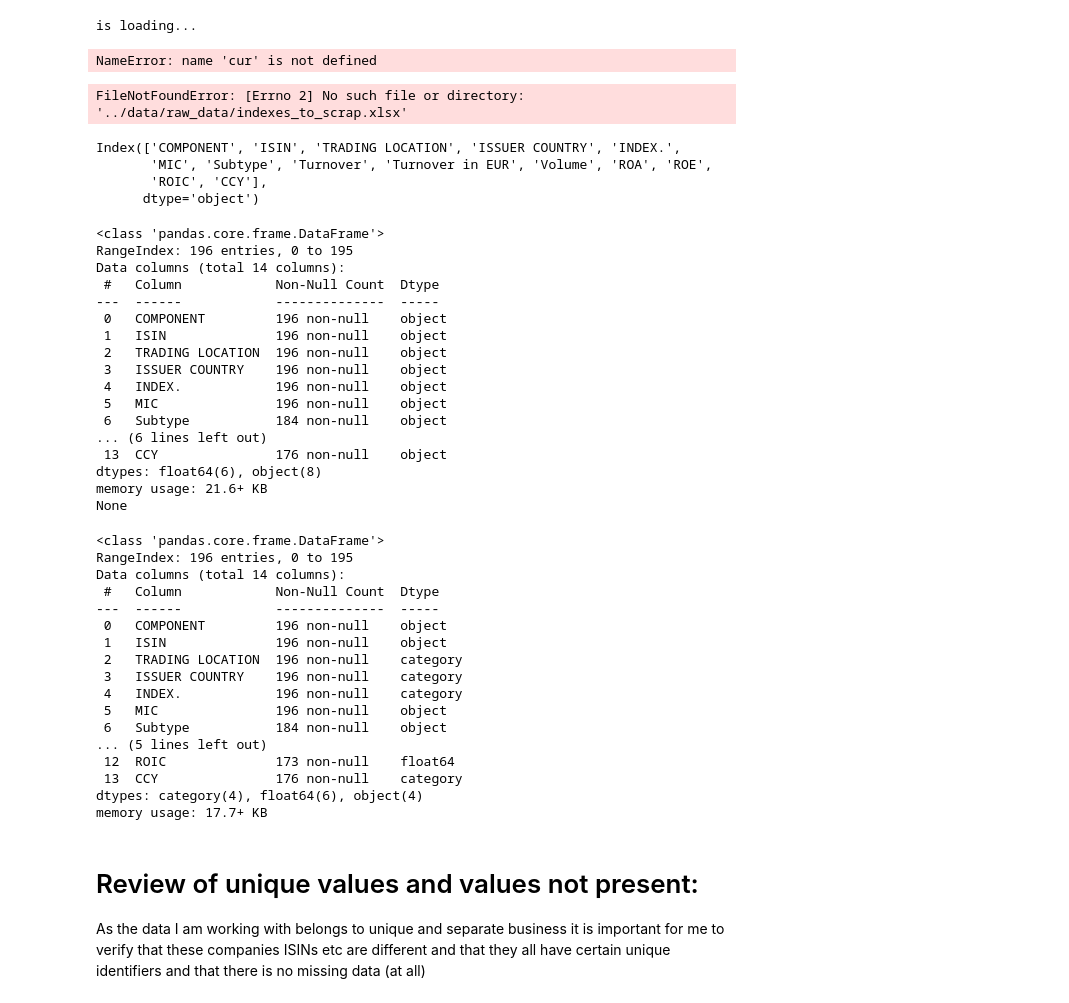
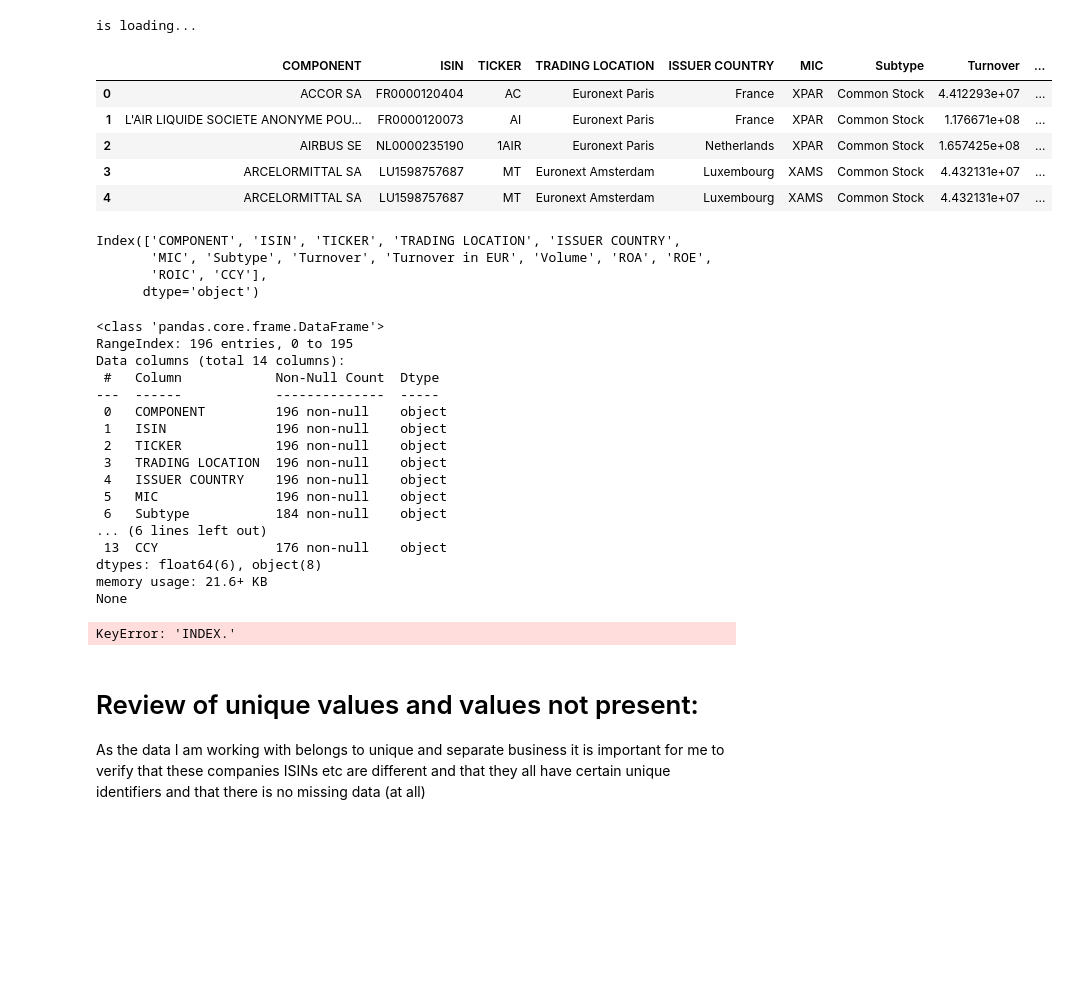
Before and after one commit to cmimholz/hslu-cip, a Jupyter notebook: scripts/Gonzalez_Rodrigo_C/Gonzalez_Rodrigo_C.ipynb, the cells around one changed output. Cells and saved outputs as stored; diff of their text form; code cells hidden in the pictures; blank space fills up the shorter version.

```diff
--- a/scripts/Gonzalez_Rodrigo_C/Gonzalez_Rodrigo_C.ipynb
+++ b/scripts/Gonzalez_Rodrigo_C/Gonzalez_Rodrigo_C.ipynb
@@ -48,22 +13,23 @@ import numpy as np
 print("is loading...")
 # %% [output]
 is loading...
-# %%
-cur
-# %% [output]
-NameError: name 'cur' is not defined
 # %%
 # Load the data from an Excel file into the pandas DataFrame named 'data'
-data = pd.read_excel('../data/raw_data/indexes_to_scrap.xlsx')
+data = pd.read_excel('c:/Users/Victor/Documents/GitHub/hslu-cip/data/raw_data_stage1/indexes_to_scrap.xlsx')
 
 # Head to get a preview of the data
 data.head()
 # %% [output]
-FileNotFoundError: [Errno 2] No such file or directory: '../data/raw_data/indexes_to_scrap.xlsx'
+|  | COMPONENT | ISIN | TICKER | TRADING LOCATION | ISSUER COUNTRY | MIC | Subtype | Turnover | ... |
+| 0 | ACCOR SA | FR0000120404 | AC | Euronext Paris | France | XPAR | Common Stock | 4.412293e+07 | ... |
+| 1 | L'AIR LIQUIDE SOCIETE ANONYME POU... | FR0000120073 | AI | Euronext Paris | France | XPAR | Common Stock | 1.176671e+08 | ... |
+| 2 | AIRBUS SE | NL0000235190 | 1AIR | Euronext Paris | Netherlands | XPAR | Common Stock | 1.657425e+08 | ... |
+| 3 | ARCELORMITTAL SA | LU1598757687 | MT | Euronext Amsterdam | Luxembourg | XAMS | Common Stock | 4.432131e+07 | ... |
+| 4 | ARCELORMITTAL SA | LU1598757687 | MT | Euronext Amsterdam | Luxembourg | XAMS | Common Stock | 4.432131e+07 | ... |
 # %%
 data.columns
 # %% [output]
-Index(['COMPONENT', 'ISIN', 'TRADING LOCATION', 'ISSUER COUNTRY', 'INDEX.',
+Index(['COMPONENT', 'ISIN', 'TICKER', 'TRADING LOCATION', 'ISSUER COUNTRY',
        'MIC', 'Subtype', 'Turnover', 'Turnover in EUR', 'Volume', 'ROA', 'ROE',
        'ROIC', 'CCY'],
       dtype='object')
@@ -78,9 +44,9 @@ Data columns (total 14 columns):
 ---  ------            --------------  -----
  0   COMPONENT         196 non-null    object
  1   ISIN              196 non-null    object
- 2   TRADING LOCATION  196 non-null    object
- 3   ISSUER COUNTRY    196 non-null    object
- 4   INDEX.            196 non-null    object
+ 2   TICKER            196 non-null    object
+ 3   TRADING LOCATION  196 non-null    object
+ 4   ISSUER COUNTRY    196 non-null    object
  5   MIC               196 non-null    object
  6   Subtype           184 non-null    object
 ... (6 lines left out)
@@ -99,23 +65,7 @@ data['CCY'] = data['CCY'].astype("category") # Convert the 'CCY' column data typ
 # Print the updated summary of the DataFrame
 data.info()
 # %% [output]
-<class 'pandas.core.frame.DataFrame'>
-RangeIndex: 196 entries, 0 to 195
-Data columns (total 14 columns):
- #   Column            Non-Null Count  Dtype
----  ------            --------------  -----
- 0   COMPONENT         196 non-null    object
- 1   ISIN              196 non-null    object
- 2   TRADING LOCATION  196 non-null    category
- 3   ISSUER COUNTRY    196 non-null    category
- 4   INDEX.            196 non-null    category
- 5   MIC               196 non-null    object
- 6   Subtype           184 non-null    object
-... (5 lines left out)
- 12  ROIC              173 non-null    float64
- 13  CCY               176 non-null    category
-dtypes: category(4), float64(6), object(4)
-memory usage: 17.7+ KB
+KeyError: 'INDEX.'
 # %% [markdown]
 # Review of unique values and values not present:
 
```
Also changed, not shown: parts of 2 cells of this notebook.
